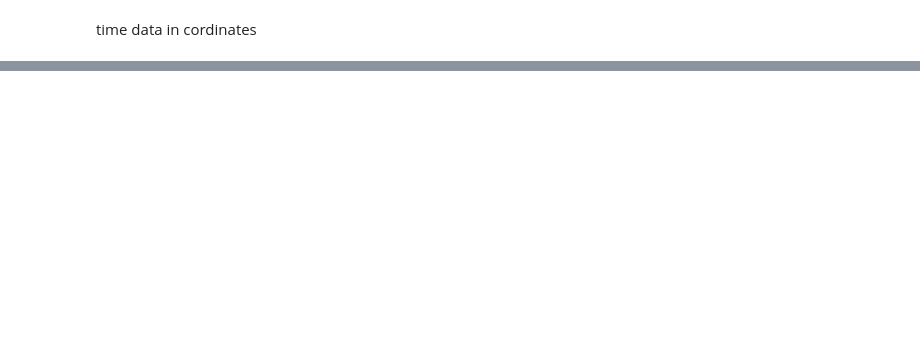
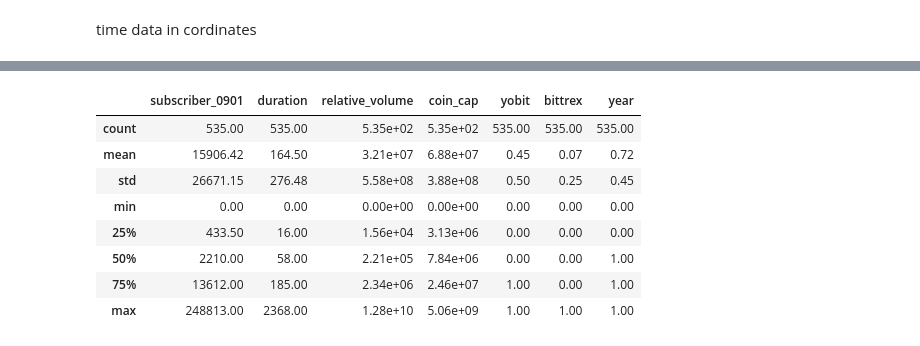
Before and after one commit to taro-tsuchiya/Profitability-of-Cryptocurrency-Pump-and-Dump-Schemes, a Jupyter notebook: notebook/preprocessing.ipynb, the cells around one changed output, grey strips where cells are left out. Saved outputs shown, nothing was run; the diff lists cells and outputs as text; code cells hidden in the pictures; blank space fills up the shorter version.

```diff
--- a/notebook/preprocessing.ipynb
+++ b/notebook/preprocessing.ipynb
@@ -116,0 +132,13 @@ df.to_csv("pnd_data.csv")
+# %%
+pd.options.display.precision = 2
+df[['subscriber_0901', 'duration', 'relative_volume','coin_cap', 'yobit', 'bittrex', 'year']].describe()
+# %% [output]
+|  | subscriber_0901 | duration | relative_volume | coin_cap | yobit | bittrex | year |
+| count | 535.00 | 535.00 | 5.35e+02 | 5.35e+02 | 535.00 | 535.00 | 535.00 |
+| mean | 15906.42 | 164.50 | 3.21e+07 | 6.88e+07 | 0.45 | 0.07 | 0.72 |
+| std | 26671.15 | 276.48 | 5.58e+08 | 3.88e+08 | 0.50 | 0.25 | 0.45 |
+| min | 0.00 | 0.00 | 0.00e+00 | 0.00e+00 | 0.00 | 0.00 | 0.00 |
+| 25% | 433.50 | 16.00 | 1.56e+04 | 3.13e+06 | 0.00 | 0.00 | 0.00 |
+| 50% | 2210.00 | 58.00 | 2.21e+05 | 7.84e+06 | 0.00 | 0.00 | 1.00 |
+| 75% | 13612.00 | 185.00 | 2.34e+06 | 2.46e+07 | 1.00 | 0.00 | 1.00 |
+| max | 248813.00 | 2368.00 | 1.28e+10 | 5.06e+09 | 1.00 | 1.00 | 1.00 |
```
Also changed, not shown: parts of 25 cells of this notebook, 1 other file.
